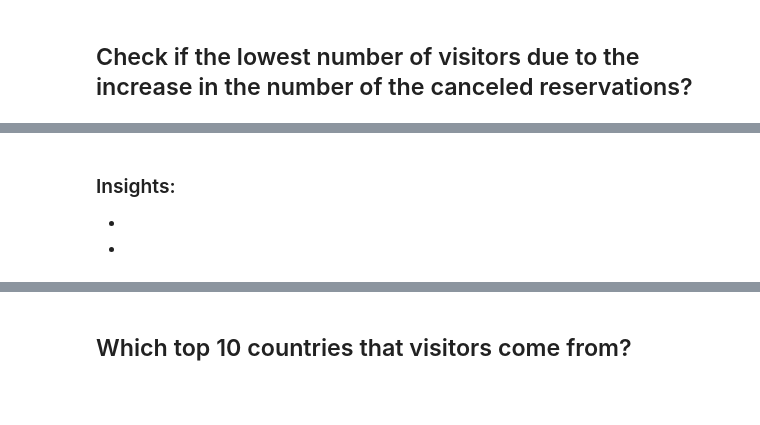
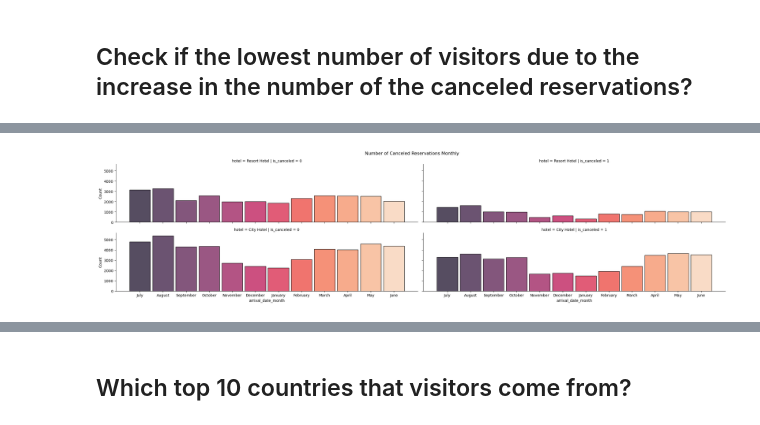
Before and after one commit to Tuwaiq-Data-Science-Bootcamp-V4/PCA-Lab, a Jupyter notebook: CV_Assignment.ipynb, the cells around one changed output, grey strips where cells are left out. Saved outputs shown, nothing was run; the diff lists cells and outputs as text; code cells hidden in the pictures; blank space fills up the shorter version.

```diff
--- a/CV_Assignment.ipynb
+++ b/CV_Assignment.ipynb
@@ -133,4 +145,7 @@ df.describe(include='object')
-# %% [markdown]
-### Insights:
--
--
+# %%
+NC = sns.FacetGrid(df, row="hotel",col='is_canceled',hue='arrival_date_month',palette='rocket',aspect =4)
+NC.map(sns.histplot, "arrival_date_month",shrink=0.9);
+NC.fig.subplots_adjust(top=0.9)
+NC.fig.suptitle('Number of Canceled Reservations Monthly');
+# %% [output]
+[figure, added]
```
Also changed, not shown: parts of 29 cells of this notebook.
